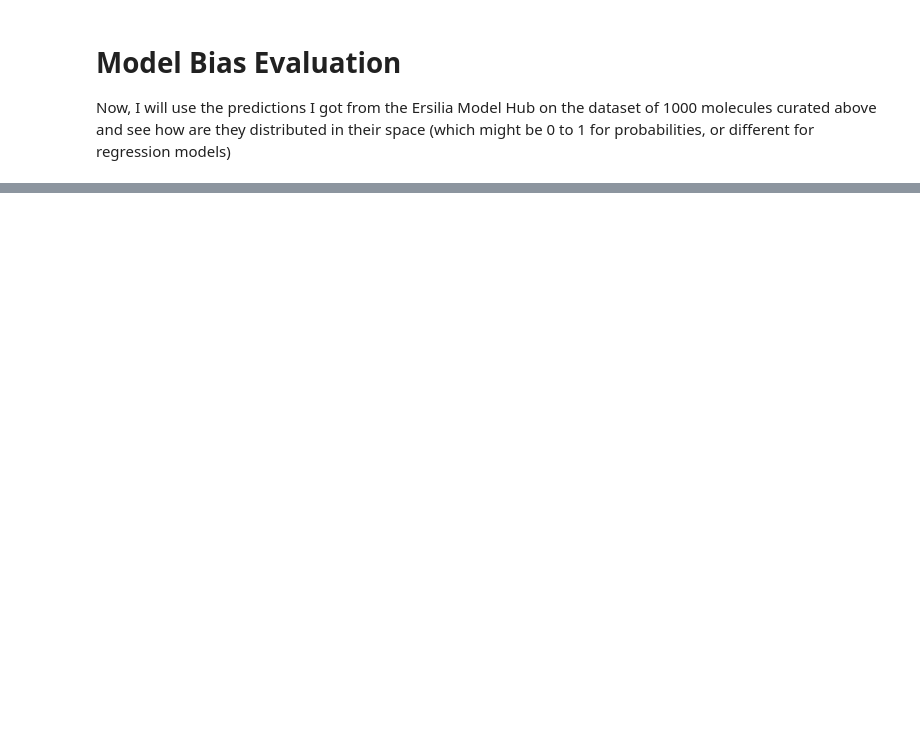
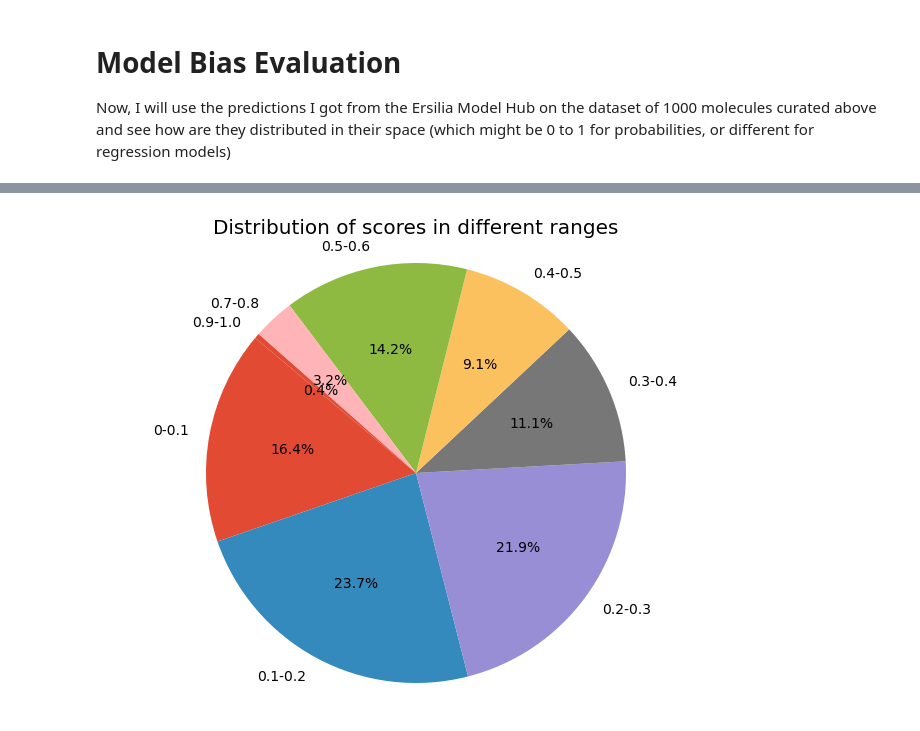
Before and after one commit to Ashita17/Ersilia-Outreachy, a Jupyter notebook: model-validation-example/notebooks/00_model_bias.ipynb, the cells around one changed output, grey strips where cells are left out. Cells and saved outputs as stored; diff of their text form; code cells hidden in the pictures; blank space fills up the shorter version.

```diff
--- a/model-validation-example/notebooks/00_model_bias.ipynb
+++ b/model-validation-example/notebooks/00_model_bias.ipynb
@@ -215,0 +196,18 @@ plt.show()
+# %%
+# showing the percentage of each interval of hERG blocking activity
+
+ranges = [(0, 0.1), (0.1, 0.2), (0.2,0.3), (0.3,0.4), (0.4,0.5), (0.5,0.6), (0.6,0.7), (0.7,0.8), (0.8,0.9), (0.9,1.0)]
+categories = []
+for value in predictions['score']:
+    for r in ranges:
+        if r[0] <= value < r[1]:
+            categories.append(r)
+            break
+counts = pd.Series(categories).value_counts().sort_index()
+plt.figure(figsize=(8, 6))
+plt.pie(counts, labels=[f'{r[0]}-{r[1]}' for r in counts.index], autopct='%1.1f%%', startangle=140)
+plt.title('Distribution of scores in different ranges')
+plt.axis('equal')
+plt.show()
+# %% [output]
+[figure, added]
```
Also changed, not shown: parts of 21 cells of this notebook, 3 other files.
